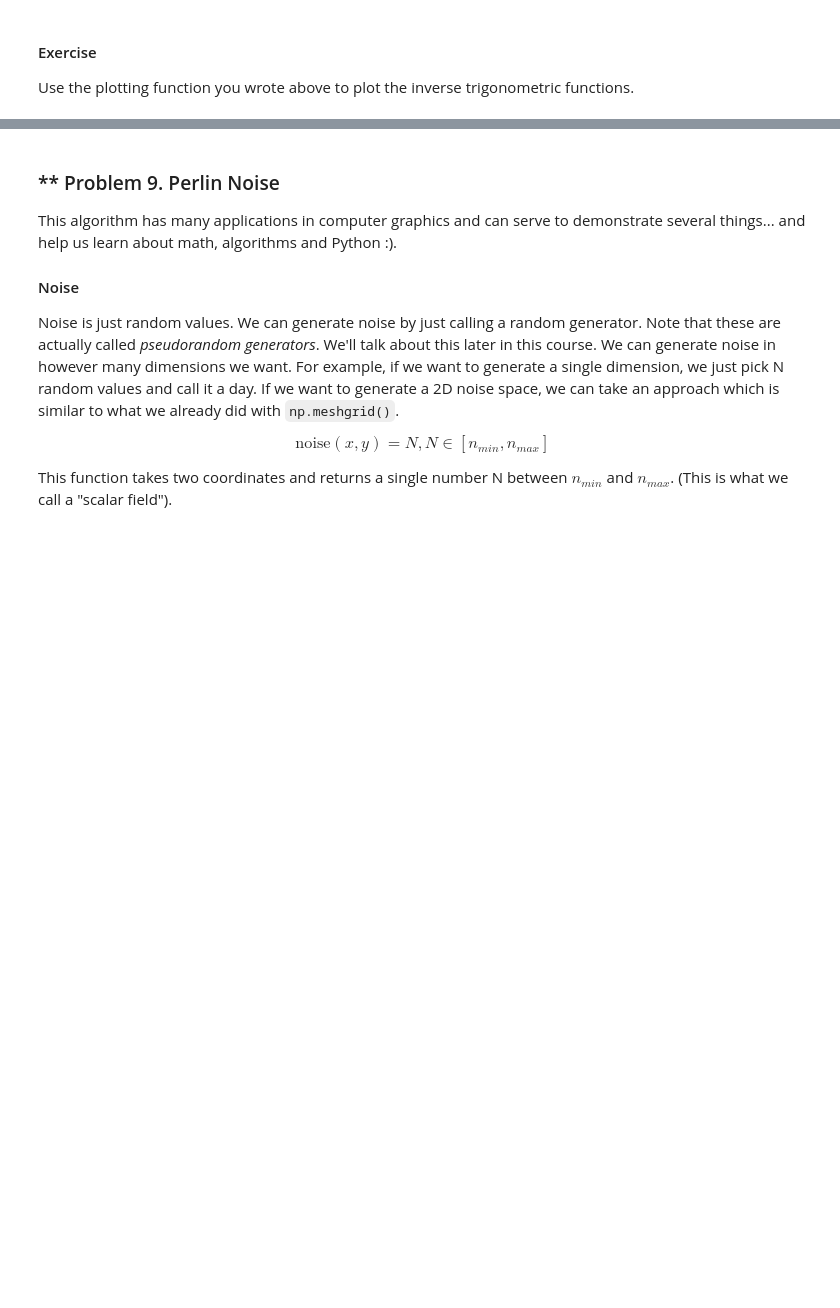
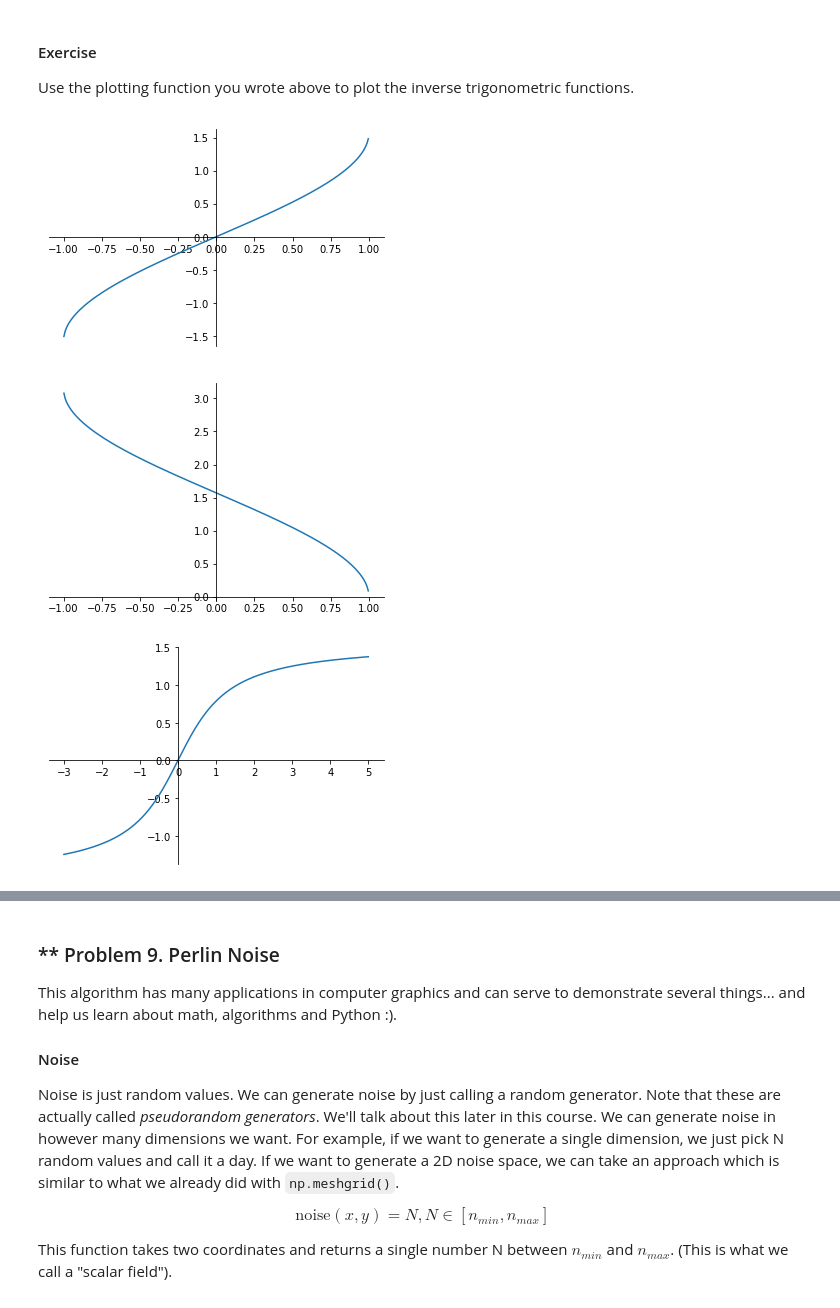
Before and after one commit to StanDimitroff/Math-Concepts, a Jupyter notebook: High-School-Maths/High-School Maths Exercise.ipynb, the cells around one changed output, grey strips where cells are left out. Drawn from its saved outputs; the diff is of its cells as text; code cells hidden in the pictures; blank space fills up the shorter version.

```diff
--- a/High-School-Maths/High-School Maths Exercise.ipynb
+++ b/High-School-Maths/High-School Maths Exercise.ipynb
@@ -546,3 +544,11 @@ Use the plotting function you wrote above to plot the inverse trigonometric func
+# %%
+plot_math_function(lambda x: np.arcsin(x), -3, 5, 1000)
+plot_math_function(lambda x: np.arccos(x), -3, 5, 1000)
+plot_math_function(lambda x: np.arctan(x), -3, 5, 1000)
+# %% [output]
+[figure, added]
+[figure, added]
+[figure, added]
 # %%
 def plot_circle(x_c, y_c, r):
     """
```
Also changed, not shown: parts of 5 cells of this notebook.
